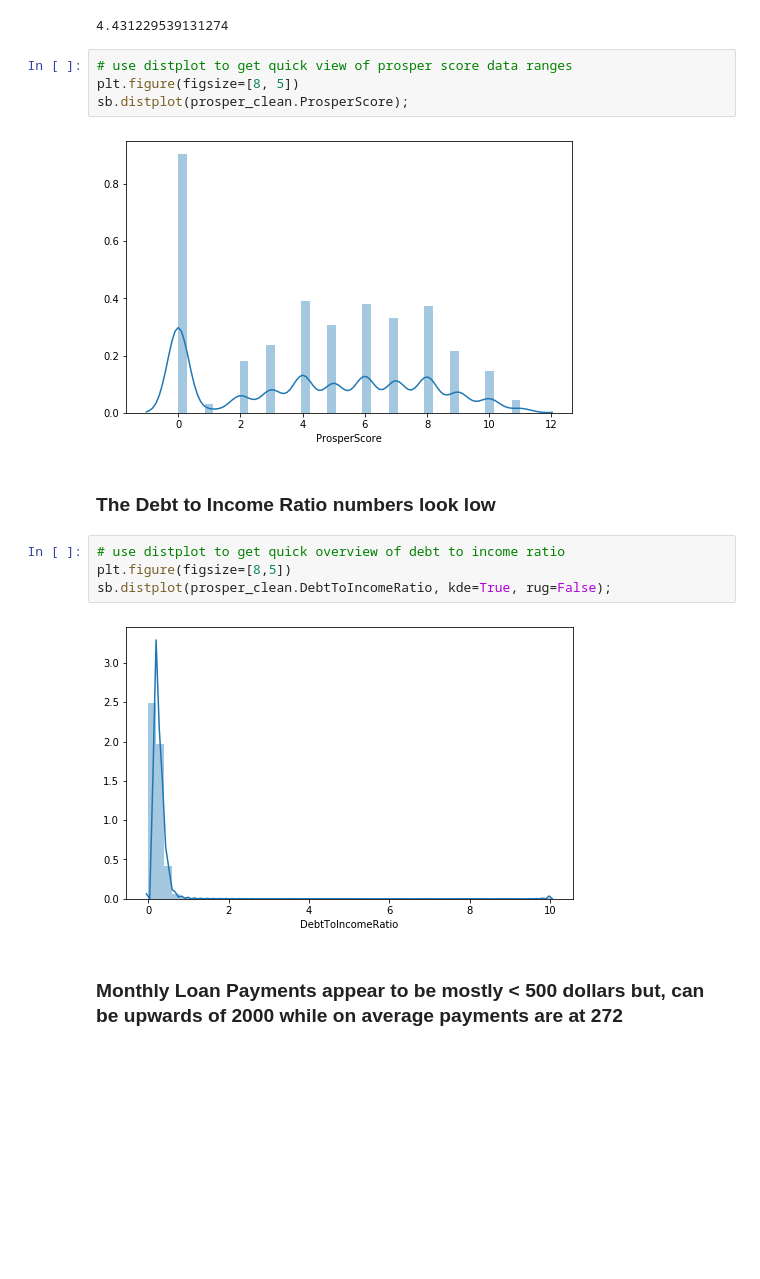
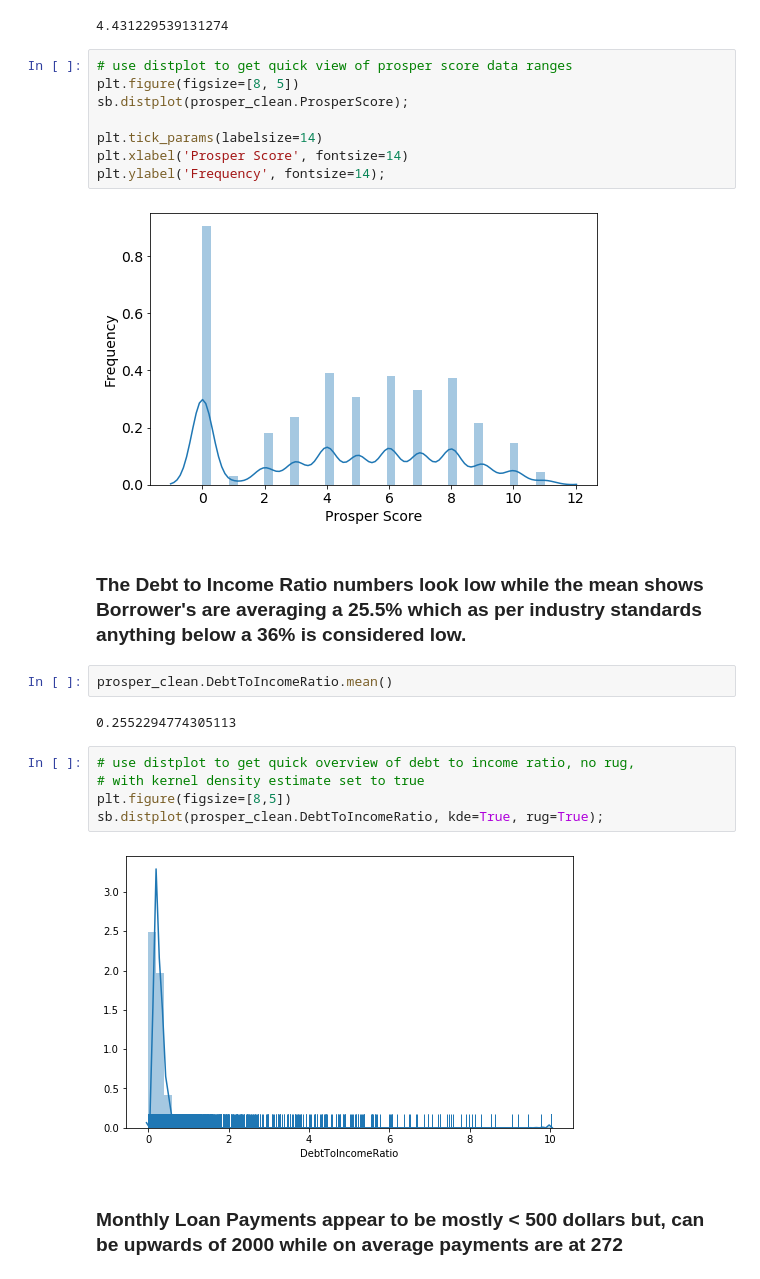
Before and after one commit to MJOAN/Udacity-DA-P5, a Jupyter notebook: exploration_template.ipynb, the cells around one changed output. Cells and saved outputs as stored; diff of their text form; blank space fills up the shorter version.

```diff
--- a/exploration_template.ipynb
+++ b/exploration_template.ipynb
@@ -379,17 +400,26 @@ prosper_clean.ProsperScore.mean()
 # %%
 # use distplot to get quick view of prosper score data ranges
 plt.figure(figsize=[8, 5])
 sb.distplot(prosper_clean.ProsperScore);
+
+plt.tick_params(labelsize=14)
+plt.xlabel('Prosper Score', fontsize=14)
+plt.ylabel('Frequency', fontsize=14);
 # %% [output]
-[figure, old version]
+[figure, new version]
-# %% [markdown]
-### The Debt to Income Ratio numbers look low
+# %% [markdown]
+### The Debt to Income Ratio numbers look low while the mean shows Borrower's are averaging a 25.5% which as per industry standards anything below a 36% is considered low.
+# %%
+prosper_clean.DebtToIncomeRatio.mean()
+# %% [output]
+0.2552294774305113
 # %%
-# use distplot to get quick overview of debt to income ratio
+# use distplot to get quick overview of debt to income ratio, no rug,
+# with kernel density estimate set to true
 plt.figure(figsize=[8,5])
-sb.distplot(prosper_clean.DebtToIncomeRatio, kde=True, rug=False);
+sb.distplot(prosper_clean.DebtToIncomeRatio, kde=True, rug=True);
 # %% [output]
-[figure, old version]
+[figure, new version]
 # %% [markdown]
 ### Monthly Loan Payments appear to be mostly < 500 dollars but, can be upwards of 2000 while on average payments are at 272
 # %%
```
Also changed, not shown: parts of 50 cells of this notebook, 1 other file.
